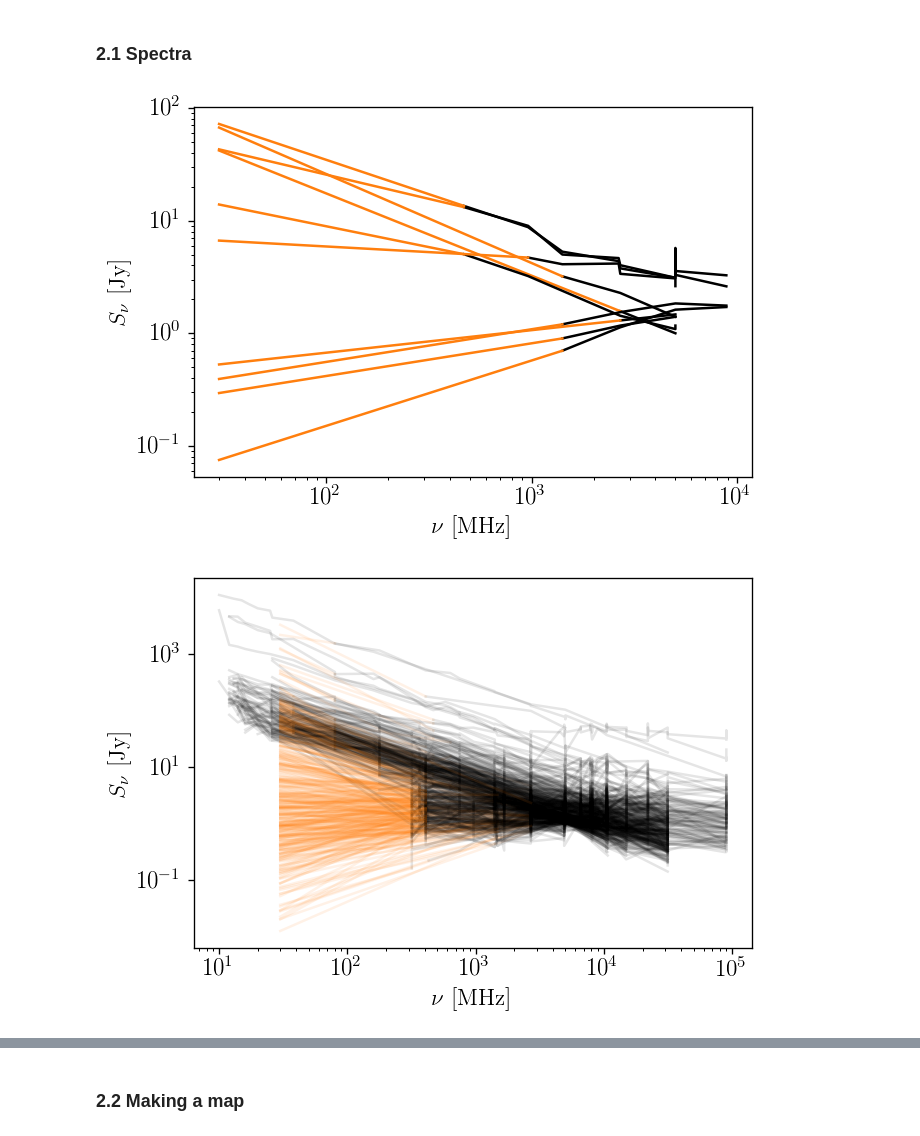
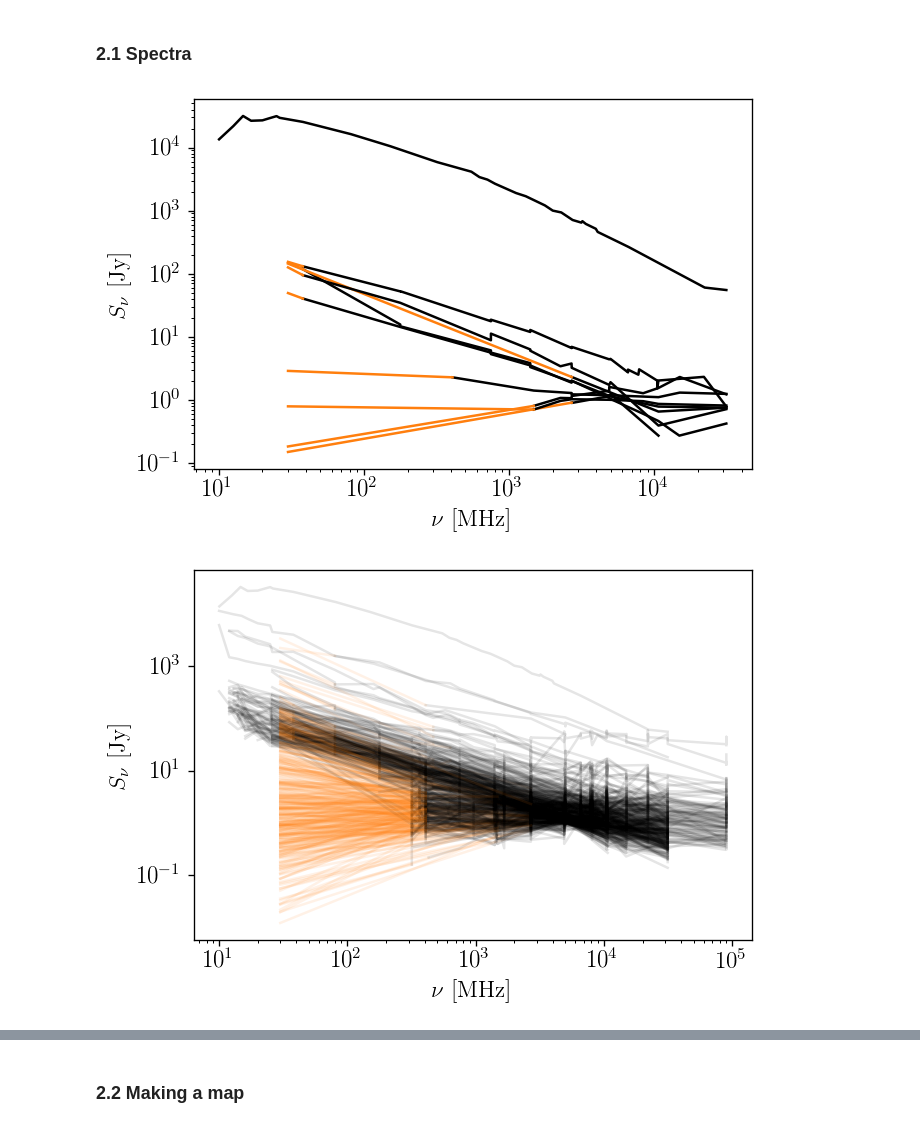
Before and after one commit to yitiansun/axion-mirror, a Jupyter notebook: notebooks/egrs.ipynb, the cells around one changed output, grey strips where cells are left out. Drawn from its saved outputs; the diff is of its cells as text; code cells hidden in the pictures.

```diff
--- a/notebooks/egrs.ipynb
+++ b/notebooks/egrs.ipynb
@@ -69,13 +69,13 @@ print(len(egrs_list))
 # %%
 fig, ax = plt.subplots()
 
-for egrs in egrs_list[:10]:
+for egrs in egrs_list[-10:]:
     egrs.plot_spec(ax)
 
 ax.set(xscale='log', yscale='log')
 ax.set(xlabel=r'$\nu$ [MHz]', ylabel=r'$S_\nu$ [Jy]');
 # %% [output]
-[figure, old version]
+[figure, new version]
 # %%
 fig, ax = plt.subplots()
 
@@ -85,5 +85,5 @@ for egrs in egrs_list:
 ax.set(xscale='log', yscale='log')
 ax.set(xlabel=r'$\nu$ [MHz]', ylabel=r'$S_\nu$ [Jy]');
 # %% [output]
-[figure, old version]
+[figure, new version]
 # %%
```
Also changed, not shown: parts of 3 cells of this notebook, 19 other files.
